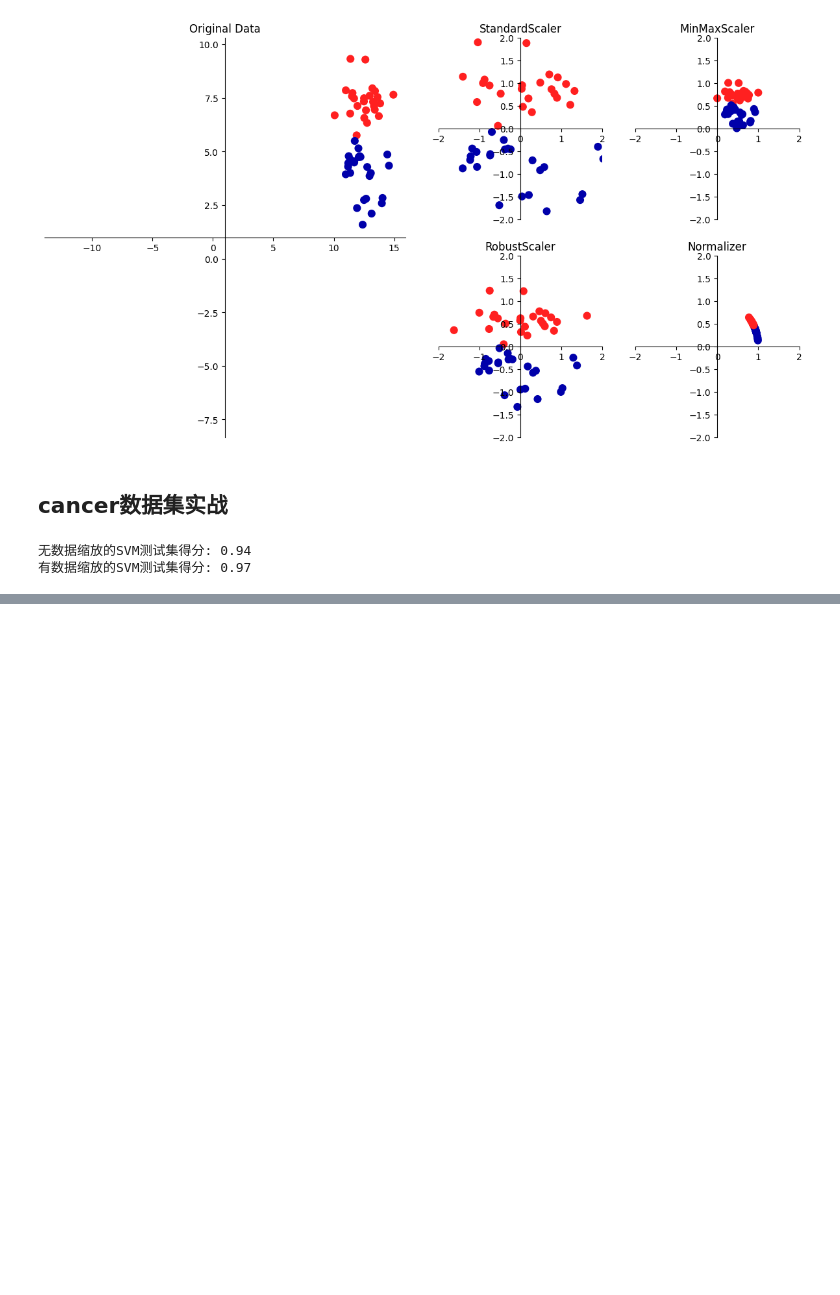
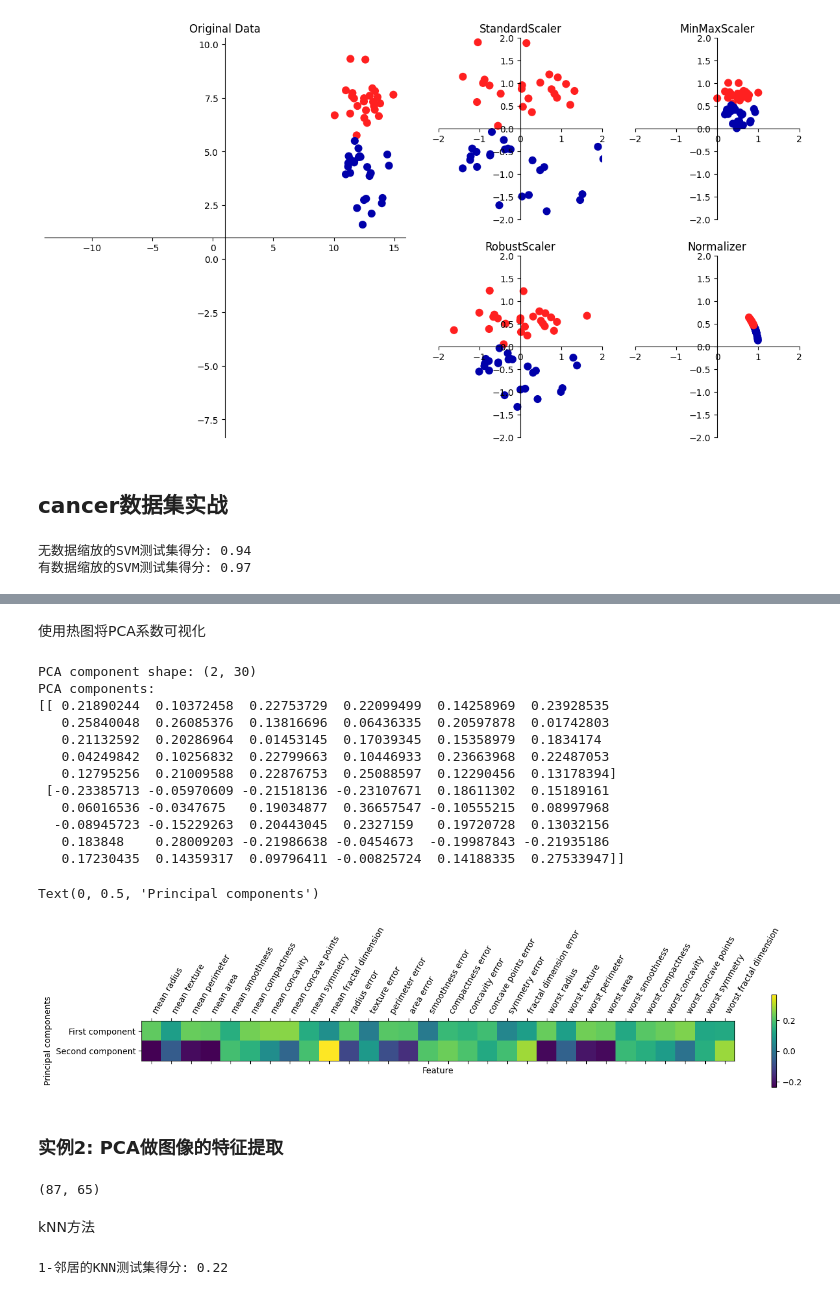
Before and after one commit to astro-zhurui/AstroNotes, a Jupyter notebook: 05_Scikit-Learn/book1_Python机器学习基础教程/chapter3无监督学习与预处理.ipynb, the cells around one changed output, grey strips where cells are left out. Cells and saved outputs as stored; diff of their text form; code cells hidden in the pictures; blank space fills up the shorter version.

```diff
--- a/05_Scikit-Learn/book1_Python机器学习基础教程/chapter3无监督学习与预处理.ipynb
+++ b/05_Scikit-Learn/book1_Python机器学习基础教程/chapter3无监督学习与预处理.ipynb
@@ -71,0 +151,37 @@ print("有数据缩放的SVM测试集得分: {:.2f}".format(svm.score(X_test_sca
+# %% [markdown]
+使用热图将PCA系数可视化
+# %%
+print("PCA component shape: {}".format(pca.components_.shape))
+print("PCA components:\n{}".format(pca.components_))
+
+plt.matshow(pca.components_, cmap='viridis')
+plt.yticks([0, 1], ["First component", "Second component"])
+plt.colorbar()
+plt.xticks(range(len(cancer.feature_names)), cancer.feature_names, rotation=60, ha='left')
+plt.xlabel("Feature")
+plt.ylabel("Principal components")
+# %% [output]
+PCA component shape: (2, 30)
+PCA components:
+[[ 0.21890244  0.10372458  0.22753729  0.22099499  0.14258969  0.23928535
+   0.25840048  0.26085376  0.13816696  0.06436335  0.20597878  0.01742803
+   0.21132592  0.20286964  0.01453145  0.17039345  0.15358979  0.1834174
+   0.04249842  0.10256832  0.22799663  0.10446933  0.23663968  0.22487053
+   0.12795256  0.21009588  0.22876753  0.25088597  0.12290456  0.13178394]
+ [-0.23385713 -0.05970609 -0.21518136 -0.23107671  0.18611302  0.15189161
+   0.06016536 -0.0347675   0.19034877  0.36657547 -0.10555215  0.08997968
+  -0.08945723 -0.15229263  0.20443045  0.2327159   0.19720728  0.13032156
+   0.183848    0.28009203 -0.21986638 -0.0454673  -0.19987843 -0.21935186
+   0.17230435  0.14359317  0.09796411 -0.00825724  0.14188335  0.27533947]]
+Text(0, 0.5, 'Principal components')
+[figure, added]
+# %% [markdown]
+### 实例2: PCA做图像的特征提取
+# %%
+# 下载人脸图像数据集
+from sklearn.datasets import fetch_lfw_people
+people = fetch_lfw_people(min_faces_per_person=20, resize=0.7)
+image_shape = people.images[0].shape
+image_shape  # 图像的大小
+# %% [output]
+(87, 65)
@@ -71,0 +198,13 @@ print("有数据缩放的SVM测试集得分: {:.2f}".format(svm.score(X_test_sca
+# %% [markdown]
+kNN方法
+# %%
+from sklearn.neighbors import KNeighborsClassifier
+
+# 划分数据集
+X_train, X_test, y_train, y_test = train_test_split(X_people, y_people, stratify=y_people, random_state=0)
+# 使用一个邻居的KNN分类器
+knn = KNeighborsClassifier(n_neighbors=1)
+knn.fit(X_train, y_train)
+print("1-邻居的KNN测试集得分: {:.2f}".format(knn.score(X_test, y_test)))
+# %% [output]
+1-邻居的KNN测试集得分: 0.22
```
Also changed, not shown: parts of 16 cells of this notebook, 1 other file.
